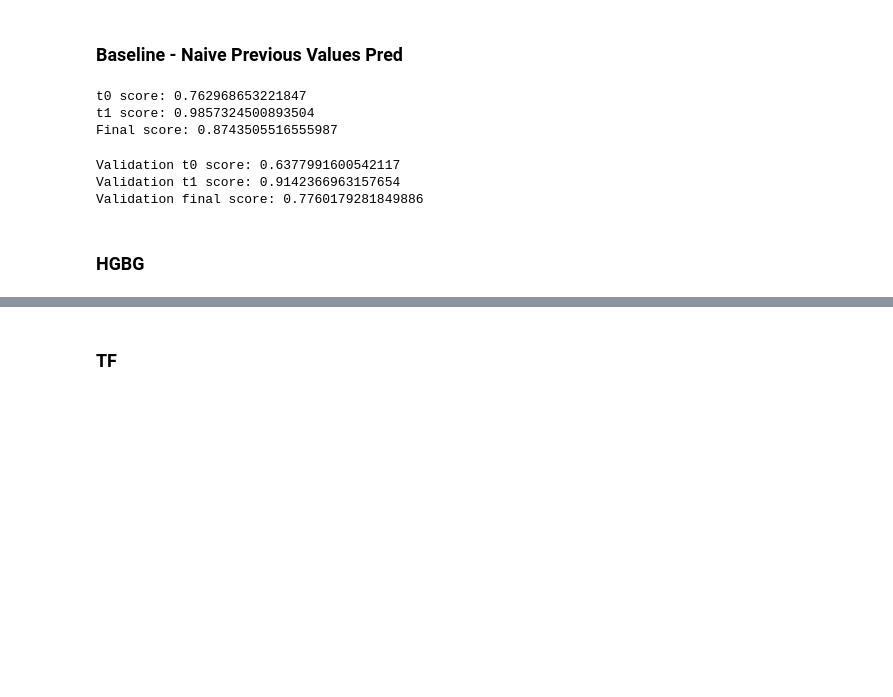
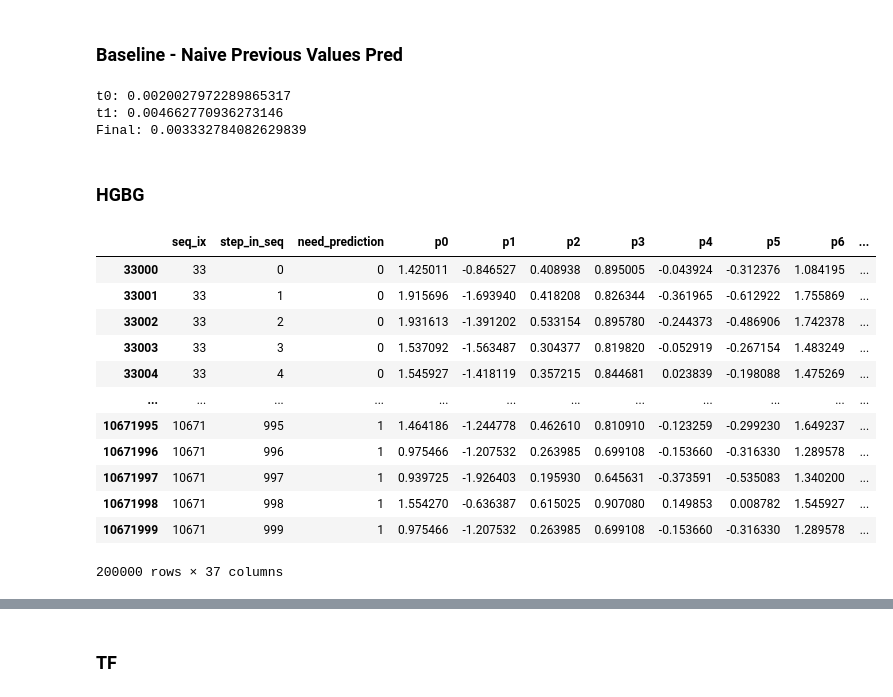
Before and after one commit to abishpius/wonderfund-quant-forecasting, a Jupyter notebook: WunderFundForecasting_Challenge.ipynb, the cells around one changed output, grey strips where cells are left out. Cells and saved outputs as stored; diff of their text form; code cells hidden in the pictures; blank space fills up the shorter version.

```diff
--- a/WunderFundForecasting_Challenge.ipynb
+++ b/WunderFundForecasting_Challenge.ipynb
@@ -392,20 +373,33 @@ eval_df = train_sorted.loc[mask].copy()
 # %%
-score_t0 = weighted_pearson(
-    eval_df["t0"].values,
-    eval_df["pred_t0"].values
+df_valid = test.copy()
+
+anchors = (
+    df_valid[df_valid["step_in_seq"] == 99]
+    [["seq_ix", "t0", "t1"]]
+    .rename(columns={"t0": "anchor_t0",
+                     "t1": "anchor_t1"})
 )
 
-score_t1 = weighted_pearson(
-    eval_df["t1"].values,
-    eval_df["pred_t1"].values
-)
+df_valid = df_valid.merge(anchors, on="seq_ix", how="left")
+
+eval_df = df_valid[df_valid["step_in_seq"] >= 99].copy()
+
+eval_df["pred_t0"] = eval_df["anchor_t0"]
+eval_df["pred_t1"] = eval_df["anchor_t1"]
+
+
+score_t0 = weighted_pearson(eval_df["t0"].values,
+                            eval_df["pred_t0"].values)
+
+score_t1 = weighted_pearson(eval_df["t1"].values,
+                            eval_df["pred_t1"].values)
 
 final_score = (score_t0 + score_t1) / 2
 
-print("t0 score:", score_t0)
-print("t1 score:", score_t1)
-print("Final score:", final_score)
+print("t0:", score_t0)
+print("t1:", score_t1)
+print("Final:", final_score)
 # %% [output]
-t0 score: 0.762968653221847
-t1 score: 0.9857324500893504
-Final score: 0.8743505516555987
+t0: 0.0020027972289865317
+t1: 0.004662770936273146
+Final: 0.003332784082629839
@@ -429,22 +406,18 @@ eval_valid = valid_sorted.loc[mask].copy()
-# %%
-score_t0_valid = weighted_pearson(
-    eval_valid["t0"].values,
-    eval_valid["pred_t0"].values
-)
-
-score_t1_valid = weighted_pearson(
-    eval_valid["t1"].values,
-    eval_valid["pred_t1"].values
-)
-
-final_score_valid = (score_t0_valid + score_t1_valid) / 2
-
-print("Validation t0 score:", score_t0_valid)
-print("Validation t1 score:", score_t1_valid)
-print("Validation final score:", final_score_valid)
-# %% [output]
-Validation t0 score: 0.6377991600542117
-Validation t1 score: 0.9142366963157654
-Validation final score: 0.7760179281849886
 # %% [markdown]
 ### HGBG
+# %%
+train
+# %% [output]
+|  | seq_ix | step_in_seq | need_prediction | p0 | p1 | p2 | p3 | p4 | p5 | p6 | ... |
+| 33000 | 33 | 0 | 0 | 1.425011 | -0.846527 | 0.408938 | 0.895005 | -0.043924 | -0.312376 | 1.084195 | ... |
+| 33001 | 33 | 1 | 0 | 1.915696 | -1.693940 | 0.418208 | 0.826344 | -0.361965 | -0.612922 | 1.755869 | ... |
+| 33002 | 33 | 2 | 0 | 1.931613 | -1.391202 | 0.533154 | 0.895780 | -0.244373 | -0.486906 | 1.742378 | ... |
+| 33003 | 33 | 3 | 0 | 1.537092 | -1.563487 | 0.304377 | 0.819820 | -0.052919 | -0.267154 | 1.483249 | ... |
+| 33004 | 33 | 4 | 0 | 1.545927 | -1.418119 | 0.357215 | 0.844681 | 0.023839 | -0.198088 | 1.475269 | ... |
+| ... | ... | ... | ... | ... | ... | ... | ... | ... | ... | ... | ... |
+| 10671995 | 10671 | 995 | 1 | 1.464186 | -1.244778 | 0.462610 | 0.810910 | -0.123259 | -0.299230 | 1.649237 | ... |
+| 10671996 | 10671 | 996 | 1 | 0.975466 | -1.207532 | 0.263985 | 0.699108 | -0.153660 | -0.316330 | 1.289578 | ... |
+| 10671997 | 10671 | 997 | 1 | 0.939725 | -1.926403 | 0.195930 | 0.645631 | -0.373591 | -0.535083 | 1.340200 | ... |
+| 10671998 | 10671 | 998 | 1 | 1.554270 | -0.636387 | 0.615025 | 0.907080 | 0.149853 | 0.008782 | 1.545927 | ... |
+| 10671999 | 10671 | 999 | 1 | 0.975466 | -1.207532 | 0.263985 | 0.699108 | -0.153660 | -0.316330 | 1.289578 | ... |
+200000 rows × 37 columns
```
Also changed, not shown: parts of 10 cells of this notebook.
